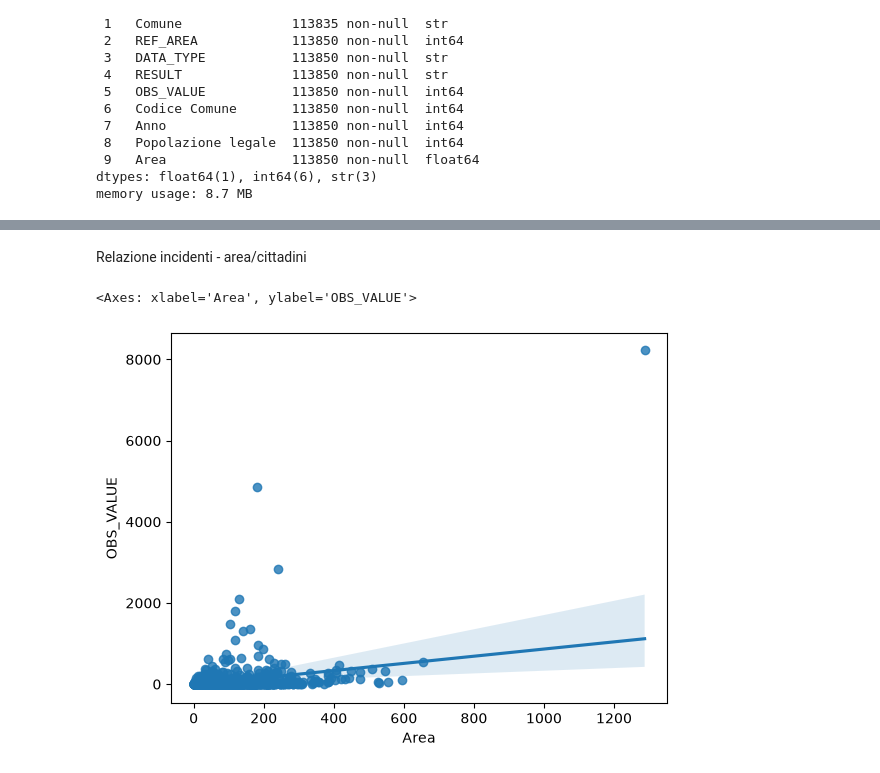
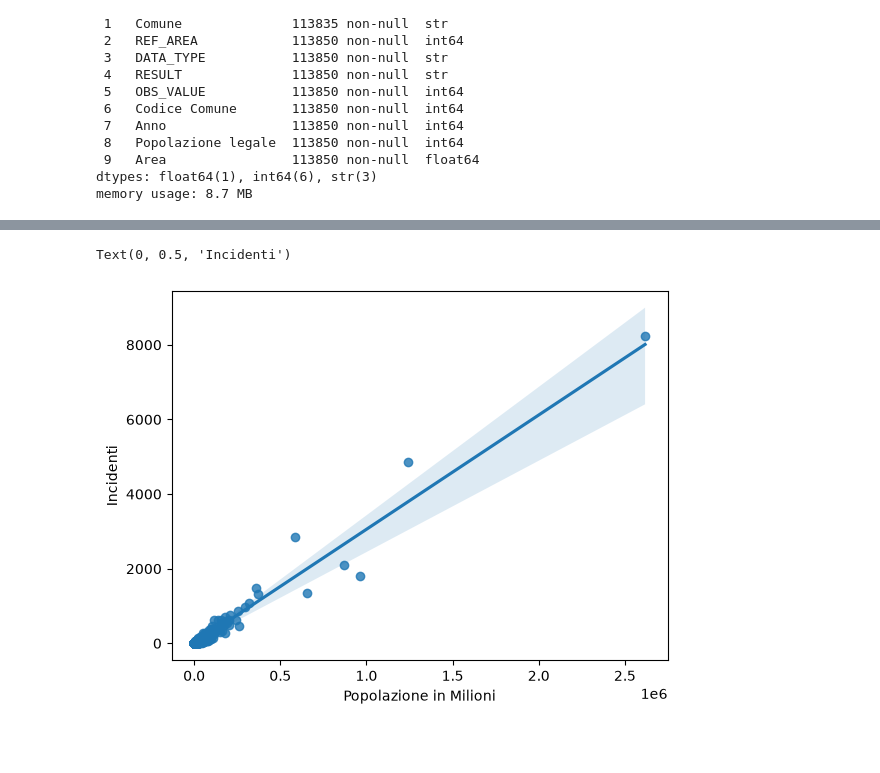
Before and after one commit to Frogghev/FinalAssignment_DataAnalyst, a Jupyter notebook: data_analysis.ipynb, the cells around one changed output, grey strips where cells are left out. Drawn from its saved outputs; the diff is of its cells as text; code cells hidden in the pictures; blank space fills up the shorter version.

Commit message:
added graphs to indicate the relations between car crashes and injuries

```diff
--- a/data_analysis.ipynb
+++ b/data_analysis.ipynb
@@ -28,3 +28,6 @@ Data columns (total 10 columns):
  9   Area                113850 non-null  float64
 dtypes: float64(1), int64(6), str(3)
 memory usage: 8.7 MB
+# %%
+cities_with_most_incidents = complete_dataset[complete_dataset['DATA_TYPE']=='ROADACC']
+cities_with_most_incidents.info()
@@ -31,4 +52,4 @@ memory usage: 8.7 MB
 # %%
-cities_with_most_incidents = complete_dataset[complete_dataset['Anno']==2020][complete_dataset['DATA_TYPE']=='ROADACC']
-cities_with_most_incidents.sort_values(by=['OBS_VALUE'], ascending=False)
+cities_with_most_incidents_2020 = cities_with_most_incidents[cities_with_most_incidents['Anno']==2020]
+cities_with_most_incidents_2020['OBS_VALUE'].describe()
 # %% [output]
@@ -48,7 +65,7 @@ cities_with_most_incidents.sort_values(by=['OBS_VALUE'], ascending=False)
-# %% [markdown]
-Relazione incidenti - area/cittadini
 # %%
-sns.regplot(data=cities_with_most_incidents, x='Area', y='OBS_VALUE')
+sns.regplot(data=cities_with_most_incidents_2020, x='Popolazione legale', y='OBS_VALUE', label='Incidenti')
+plt.xlabel('Popolazione in Milioni')
+plt.ylabel('Incidenti')
 # %% [output]
-<Axes: xlabel='Area', ylabel='OBS_VALUE'>
+Text(0, 0.5, 'Incidenti')
-[figure, old version]
+[figure, new version]
```
Also changed, not shown: parts of 13 cells of this notebook, 2 other files.
